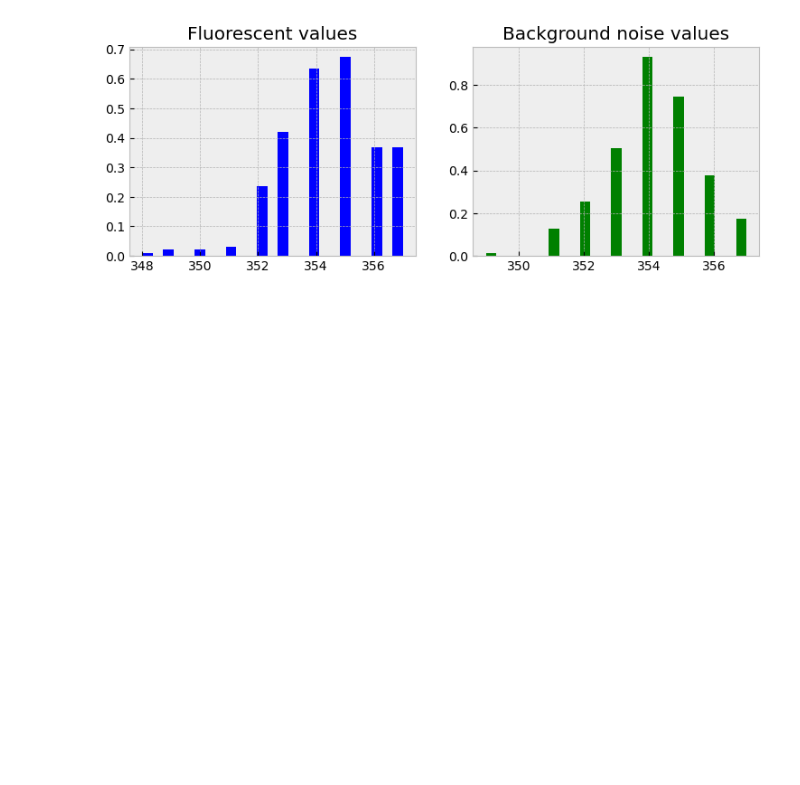
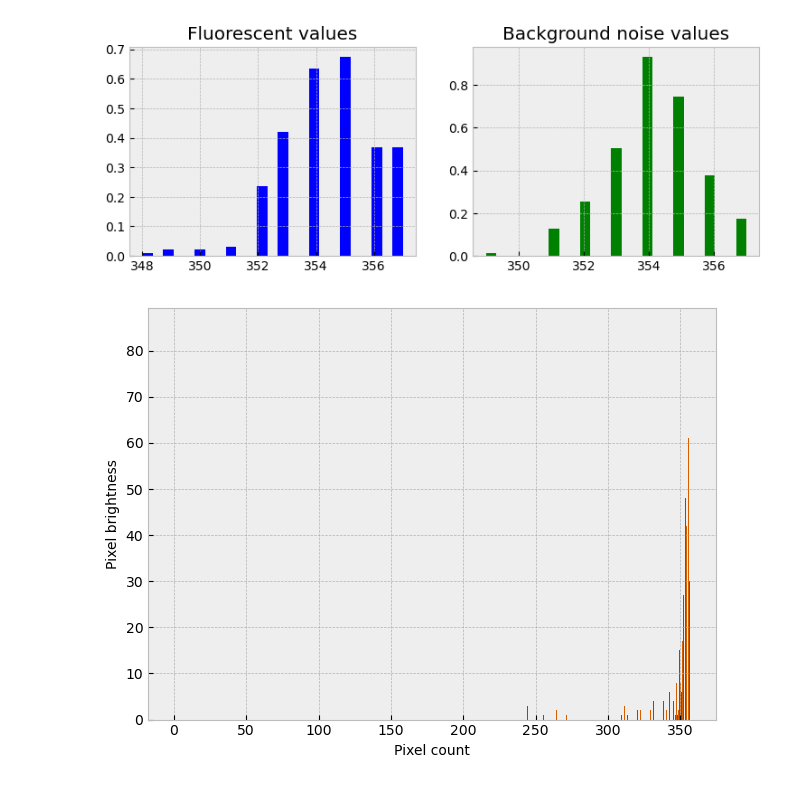
Before and after one commit to SPS-SP2273/learning-portfolio-2024-aug-immunoglobulinaustin, a Jupyter notebook: application_challenge/a_picture_worth_thousands_of_data_points/a_picture_worth_thousands_of_data_points.ipynb, the cells around one changed output. Drawn from its saved outputs; the diff is of its cells as text; code cells hidden in the pictures; blank space fills up the shorter version.

```diff
--- a/application_challenge/a_picture_worth_thousands_of_data_points/a_picture_worth_thousands_of_data_points.ipynb
+++ b/application_challenge/a_picture_worth_thousands_of_data_points/a_picture_worth_thousands_of_data_points.ipynb
@@ -139,3 +139,14 @@ ax_background.set_title('Background noise values')
 # %% [output]
 Text(0.5, 1.0, 'Background noise values')
 [figure]
+# %%
+# %%timeit
+n = int(inverted_img.max())
+plt.hist(inverted_img, bins = n)
+plt.xlabel('Pixel count', fontsize = 10)
+plt.ylabel('Pixel brightness', fontsize = 10)
+
+plt.tight_layout()
+plt.show()
+# %% [output]
+[figure, added]
```
Also changed, not shown: parts of 1 cell of this notebook.
